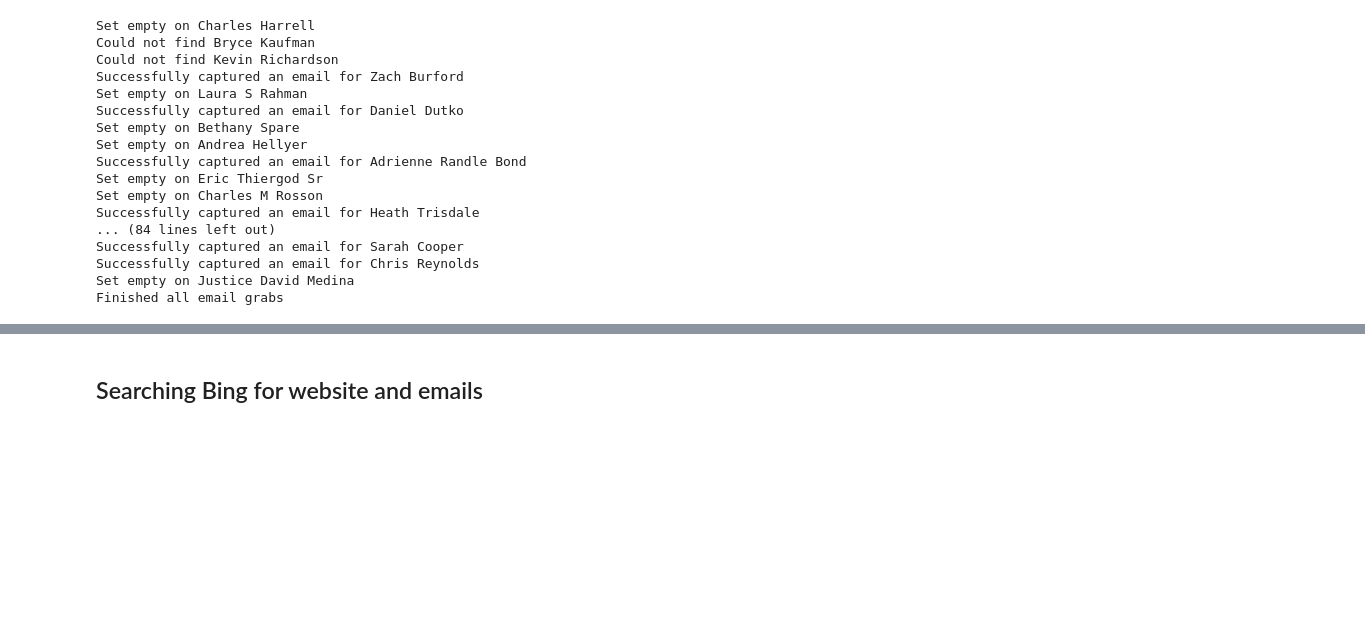
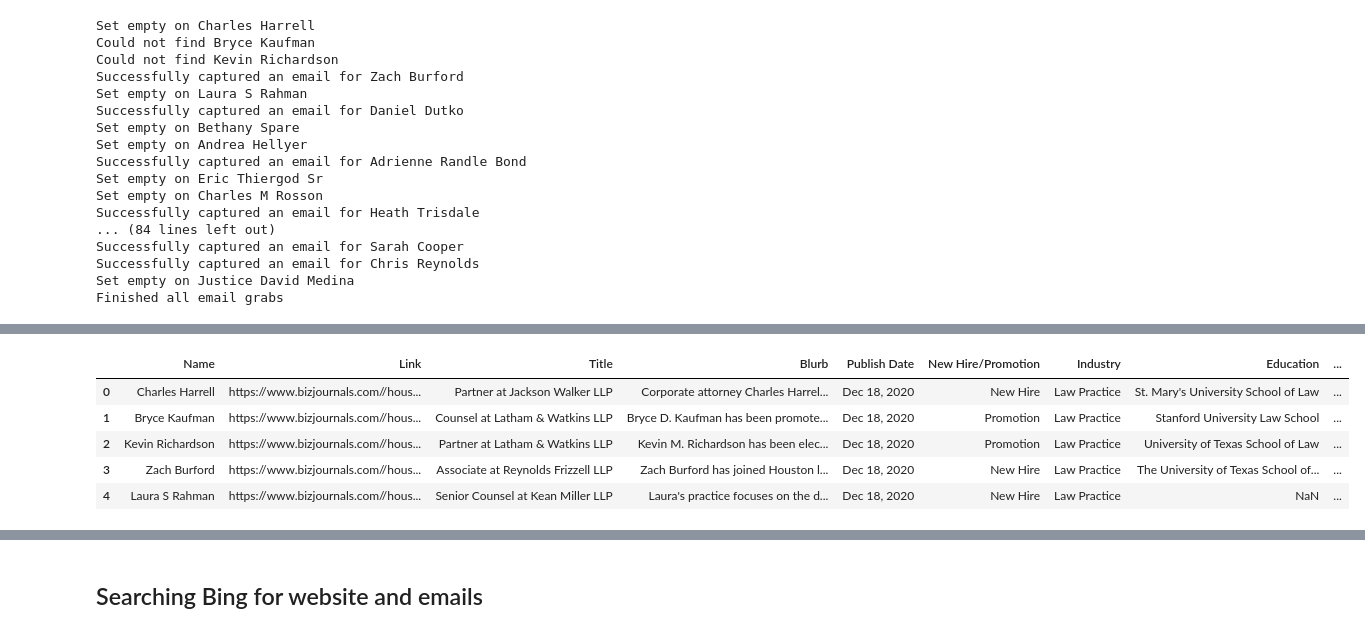
Before and after one commit to KPH3802/BizJournal_Scrape, a Jupyter notebook: Retesting_Code.ipynb, the cells around one changed output, grey strips where cells are left out. Saved outputs shown, nothing was run; the diff lists cells and outputs as text; code cells hidden in the pictures; blank space fills up the shorter version.

```diff
--- a/Retesting_Code.ipynb
+++ b/Retesting_Code.ipynb
@@ -298,0 +319,17 @@ FL.head()
+# %%
+# Split the Name column into First and Last
+new = FL["Name"].str.split(" ", n = 1, expand = True)
+
+# making separate first name column from new data frame
+FL["First Name"]= new[0]
+
+# making separate last name column from new data frame
+FL["Last Name"]= new[1]
+FL.head()
+# %% [output]
+|  | Name | Link | Title | Blurb | Publish Date | New Hire/Promotion | Industry | Education | ... |
+| 0 | Charles Harrell | https://www.bizjournals.com//hous... | Partner at Jackson Walker LLP | Corporate attorney Charles Harrel... | Dec 18, 2020 | New Hire | Law Practice | St. Mary's University School of Law | ... |
+| 1 | Bryce Kaufman | https://www.bizjournals.com//hous... | Counsel at Latham & Watkins LLP | Bryce D. Kaufman has been promote... | Dec 18, 2020 | Promotion | Law Practice | Stanford University Law School | ... |
+| 2 | Kevin Richardson | https://www.bizjournals.com//hous... | Partner at Latham & Watkins LLP | Kevin M. Richardson has been elec... | Dec 18, 2020 | Promotion | Law Practice | University of Texas School of Law | ... |
+| 3 | Zach Burford | https://www.bizjournals.com//hous... | Associate at Reynolds Frizzell LLP | Zach Burford has joined Houston l... | Dec 18, 2020 | New Hire | Law Practice | The University of Texas School of... | ... |
+| 4 | Laura S Rahman | https://www.bizjournals.com//hous... | Senior Counsel at Kean Miller LLP | Laura's practice focuses on the d... | Dec 18, 2020 | New Hire | Law Practice | NaN | ... |
```
Also changed, not shown: parts of 14 cells of this notebook.
